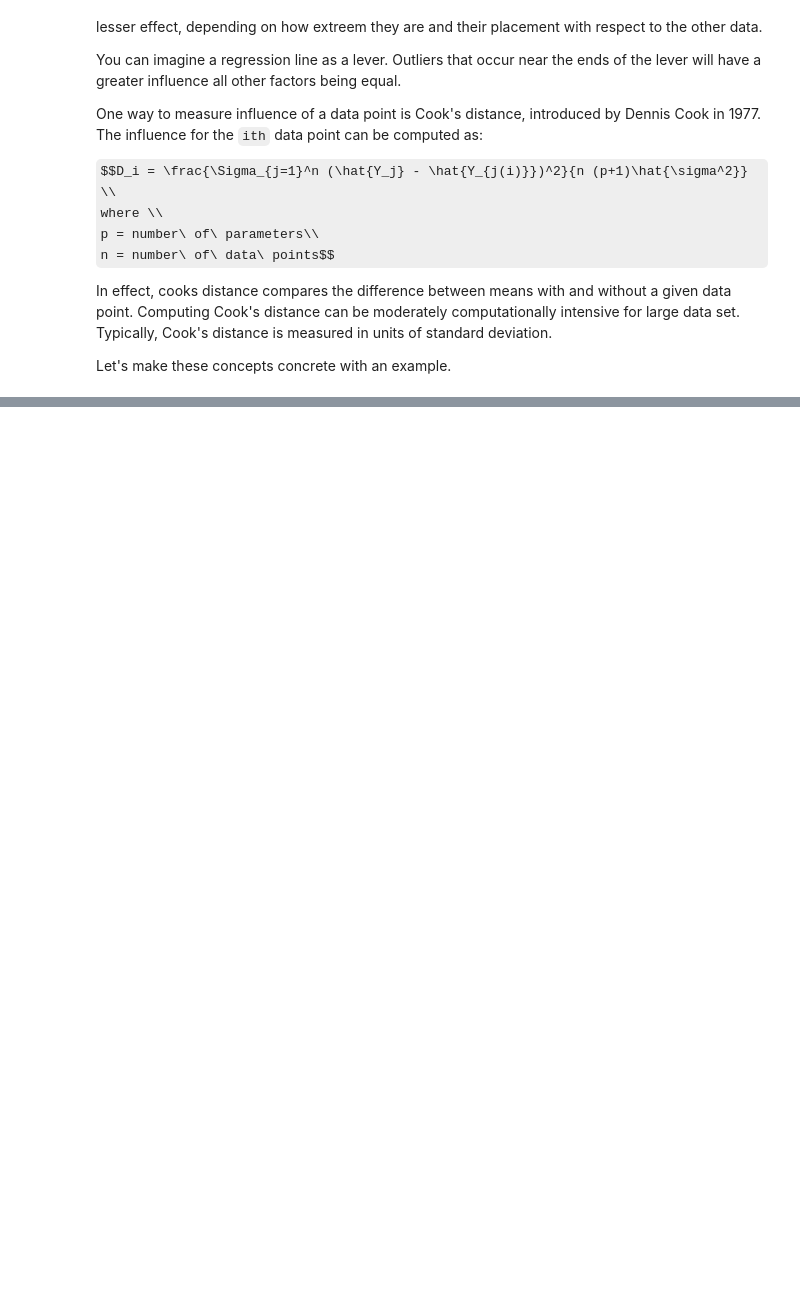
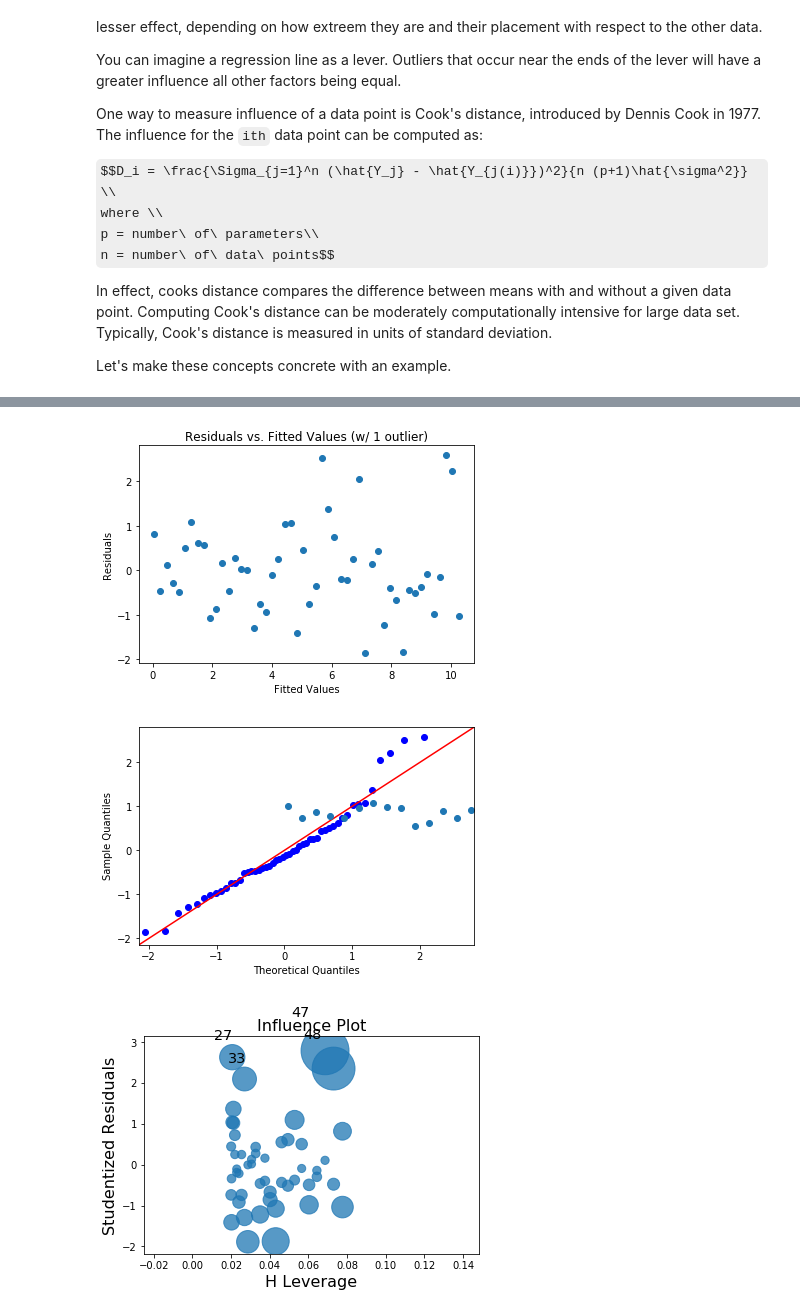
Before and after one commit to StephenElston/DataScience350, a Jupyter notebook: Lecture6/IntroToRegression.ipynb, the cells around one changed output, grey strips where cells are left out. Cells and saved outputs as stored; diff of their text form; code cells hidden in the pictures; some formulas as TeX source; blank space fills up the shorter version.

```diff
--- a/Lecture6/IntroToRegression.ipynb
+++ b/Lecture6/IntroToRegression.ipynb
@@ -997,0 +998,31 @@ Notice that the 95% confidence interval for these model coeficients are in a fai
+# %%
+# Get Linear Regression Summary Plots
+# Summary graphs:
+#import scipy.stats as stats
+#import statsmodels.api as statsmodels
+#from statsmodels.graphics.regressionplots import *
+
+# Residuals vs Fitted Values
+residuals = outlier_linear.resid
+fitted_vals = outlier_linear.predict(outlier_data['x_scaled'])
+plt.plot(fitted_vals, residuals, 'o')
+plt.xlabel('Fitted Values')
+plt.ylabel('Residuals')
+plt.title('Residuals vs. Fitted Values (w/ 1 outlier)')
+
+# Create Q-Q Normal Plot of the Residuals
+statsmodels.qqplot(residuals, stats.norm, fit=True, line='45')
+
+# Fitted Values vs. Square Root of the Standardized Residuals
+standardized_resid = (outlier_linear.resid - np.min(outlier_linear.resid)) / np.max(outlier_linear.resid)
+
+# Leverage Plot (Cook's Distance)
+influence_plot(outlier_linear)
+
+# Additional stats models plots
+fig = plt.figure(figsize=(12,8))
+fig = statsmodels.graphics.plot_regress_exog(outlier_linear, "x_scaled", fig=fig)
+# %% [output]
+[figure, added]
+[figure, added]
+[figure, added]
```
Also changed, not shown: parts of 35 cells of this notebook.
